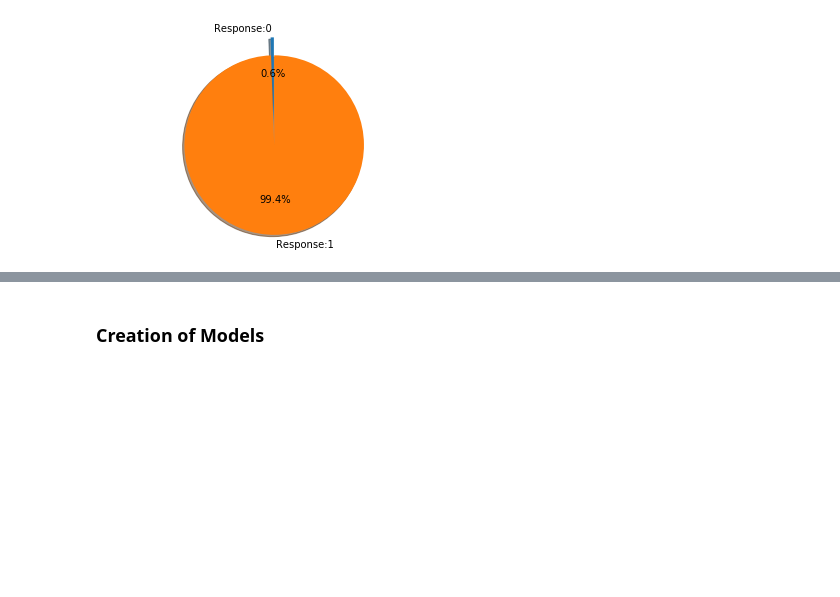
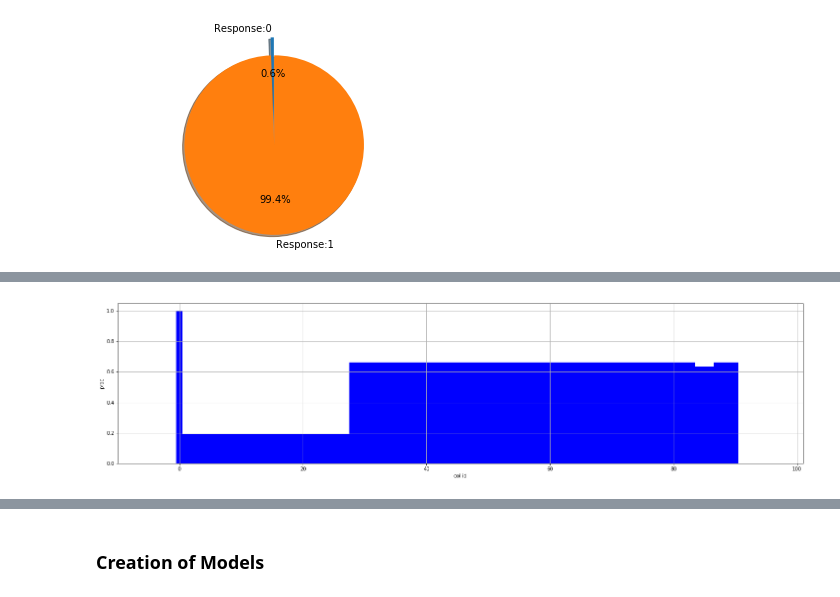
Before and after one commit to EvgeniyPrudnikov/Magistracy, a Jupyter notebook: Diploma/python/main.ipynb, the cells around one changed output, grey strips where cells are left out. Cells and saved outputs as stored; diff of their text form; code cells hidden in the pictures; blank space fills up the shorter version.

```diff
--- a/Diploma/python/main.ipynb
+++ b/Diploma/python/main.ipynb
@@ -146,5 +133,5 @@ plt_hist(counts_by_col_l3)
 # %%
-counts_by_col4 = df4.select(*[(F.count(c) / F.count("*")).alias(c) for c in df4.columns])
+counts_by_col4 = df_cat2.select(*[(F.count(c) / F.count("*")).alias(c) for c in df_cat2.columns])
 # %%
 counts_by_col_l4 = counts_by_col4.collect()
 # %%
@@ -153,0 +147,7 @@ plt_hist(counts_by_col_l4)
+# %%
+filtered_cat = {k: v for k, v in counts_by_col_l4[0].asDict().iteritems() if v > 0.15 }
+#filtered_cat
+# %%
+plt_hist(filtered_cat)
+# %% [output]
+[figure, added]
```
Also changed, not shown: parts of 58 cells of this notebook, 1 other file.
